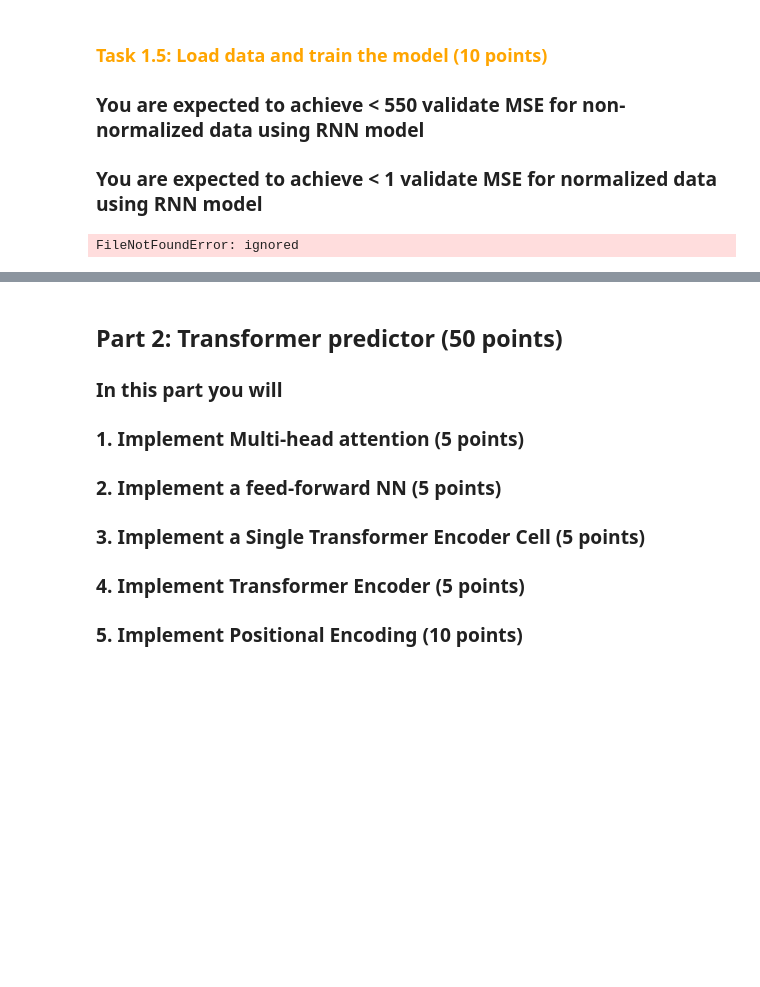
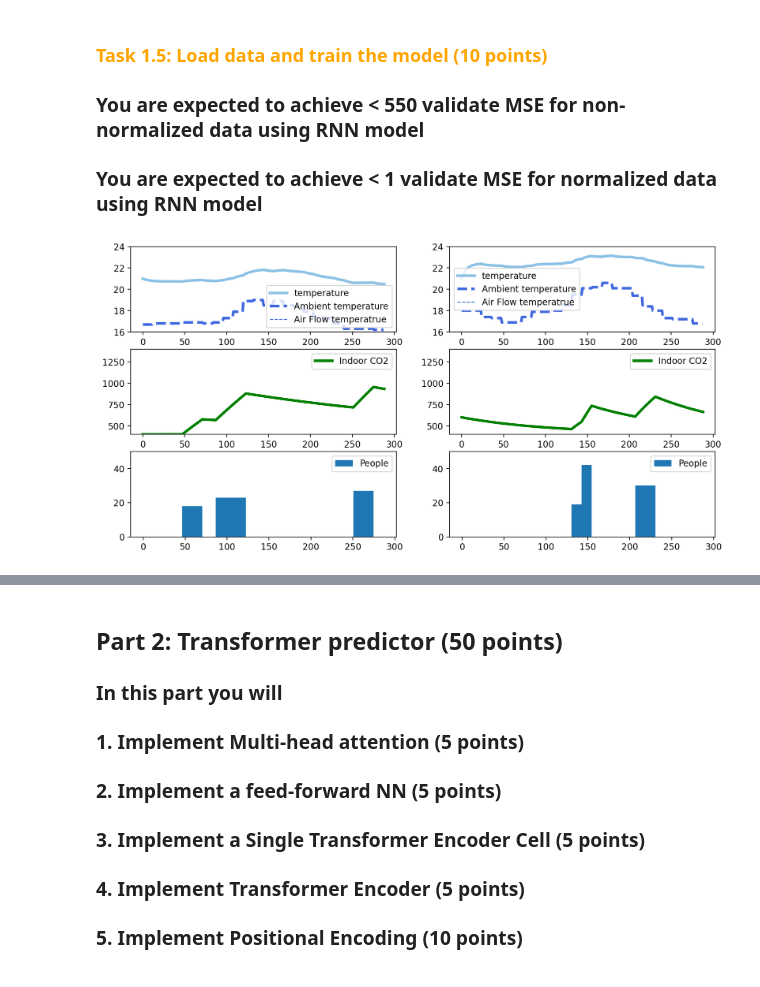
Before and after one commit to andynguy/ECE228, a Jupyter notebook: pa3.ipynb, the cells around one changed output, grey strips where cells are left out. Drawn from its saved outputs; the diff is of its cells as text; code cells hidden in the pictures; blank space fills up the shorter version.

```diff
--- a/pa3.ipynb
+++ b/pa3.ipynb
@@ -331,34 +326,34 @@ def evaluate(model, dataloader, loss_func, device, normalize=True):
 # %%
 def plot(data):
     fig, ax = plt.subplots(3,2, figsize=(12, 6))
     temp = data['temp']
     co2 = data['co2']
     people = data['d']
     u1 = data['u1']
     u2 = data['u2']
     amb = data['amb']
     show = [0,5]
     for idx in range(2):
         ax[0][idx].plot(temp[show[idx]], label='temperature', color='#8cc1e6', linewidth=3)
         ax[0][idx].plot(amb[show[idx]], label='Ambient temperature', linestyle='--', color='#4069e1', linewidth=3)
         ax[0][idx].plot(np.ones(288)*u1[show[idx]], label='Air Flow temperatrue', linestyle='--', color='#4069e1', linewidth=1)
         ax[1][idx].plot(co2[show[idx]], label='Indoor CO2',  color='green', linewidth=3)
         ax[2][idx].bar(list(range(288)), people[show[idx]], width=1.0, label='People')
         ax[1][idx].set_ylim([400, 1400])
         ax[2][idx].set_ylim([0, 50])
         ax[0][idx].set_ylim([16,24])
     for i in range(3):
         for idx in range(2):
             ax[i][idx].legend()
     plt.savefig('data.png', dpi=300)
     plt.show()
 
-data = np.load('simulation_data_pa3.npz')
+data = np.load('/content/drive/MyDrive/ECE 228 PA3/simulation_data_pa3.npz')
 
 
 plot(data)
 # %% [output]
-FileNotFoundError: ignored
+[figure, added]
 # %%
 use_cuda = torch.cuda.is_available()
 if use_cuda:
```
Also changed, not shown: parts of 17 cells of this notebook.
